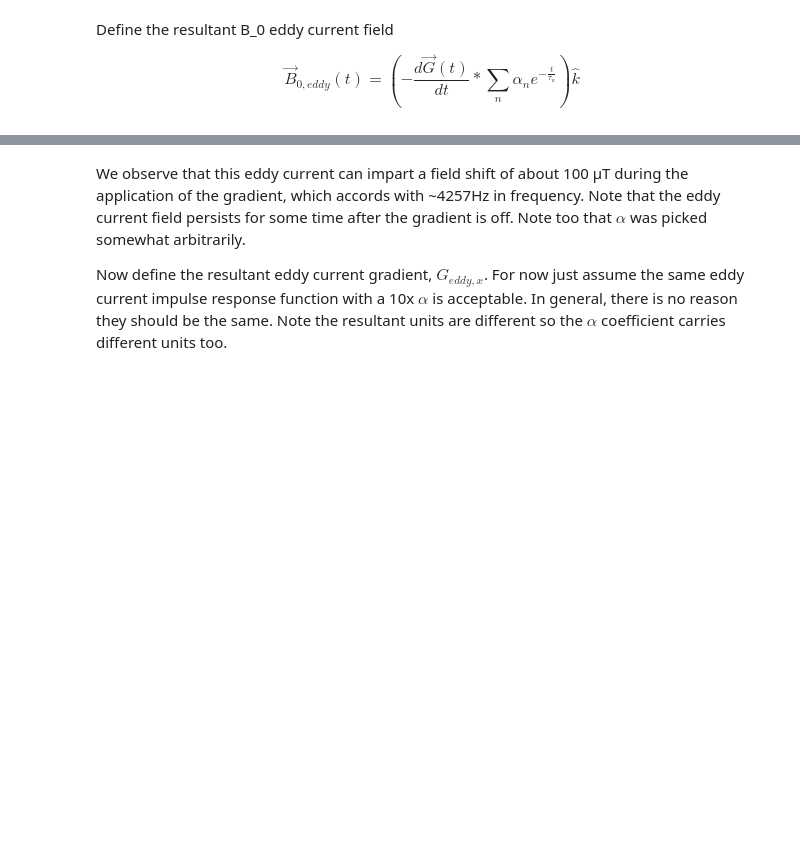
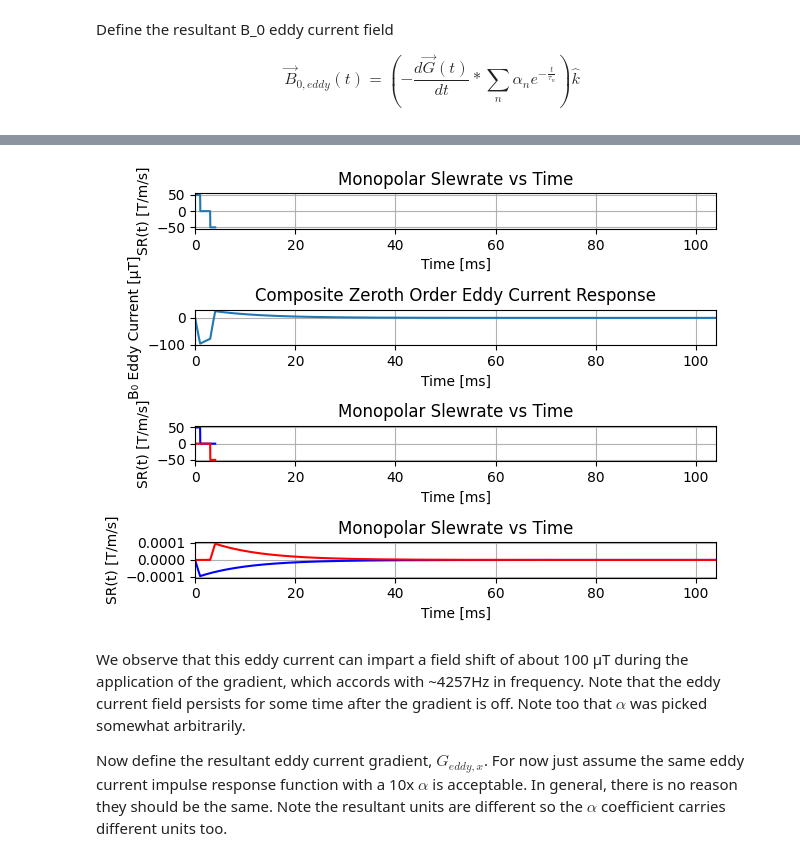
Before and after one commit to mribri999/MRSignalsSeqs, a Jupyter notebook: Python/Rad229_Eddy_Current_Field_Demo.ipynb, the cells around one changed output, grey strips where cells are left out. Drawn from its saved outputs; the diff is of its cells as text; code cells hidden in the pictures; blank space fills up the shorter version.

Commit message:
MRI Phantom, Motion, and Eddy updates
MRI Phantom, Motion, and Eddy updates

```diff
--- a/Python/Rad229_Eddy_Current_Field_Demo.ipynb
+++ b/Python/Rad229_Eddy_Current_Field_Demo.ipynb
@@ -62,20 +78,20 @@ plt.show()
 # %%
 # Define some eddy current parameters
-tau = [100e-6]  # [s]
+tau = [5000e-6]  # [s]
 alpha = [0.02e-6]  # [µT·m/T]
-t_eddy = np.arange(0, 10 * max(tau) + dt, dt)  # Time vector [s]
+tvec_eddy = np.arange(0, 10 * max(tau) + dt, dt)  # Time vector [s]
 
 # If you want to add a second eddy current component, uncomment this:
 # tau.append(5.0e-3)                # Second time constant [s]
 # alpha.append(5.0e-6)              # Second amplitude [µT·m/T]
 
 # Compute sum of monoexponential eddy current impulse responses (ecir)
-ecir = np.zeros_like(t_eddy)
+ecir = np.zeros_like(tvec_eddy)
 for tau_i, alpha_i in zip(tau, alpha):
-    ecir += alpha_i * np.exp(-t_eddy / tau_i)
+    ecir += alpha_i * np.exp(-tvec_eddy / tau_i)
 
 plt.figure
-plt.plot(t_eddy * 1e3, ecir)  # Convert time to milliseconds for the x-axis
+plt.plot(tvec_eddy * 1e3, ecir)  # Convert time to milliseconds for the x-axis
 plt.xlabel('Time [ms]')
 plt.ylabel('Eddy Current Response [µT·m/T]')
 plt.title('Monoexponential Eddy Current Decay')
@@ -124,3 +107,54 @@ plt.show()
+# %%
+# Compute ZEROTH order eddy current [µT]
+B0_e = np.convolve(-SRx, ecir)
+B0_e_rise = np.convolve(-SRx_rise, ecir)
+B0_e_fall = np.convolve(-SRx_fall, ecir)
+
+# Time vector corresponding to B0_e
+tvec_e = np.arange(0, dt * len(B0_e), dt)
+max_time = max(np.max(tvec_e), np.max(tvec))
+
+plt.figure
+
+plt.subplot(4, 1, 1)
+plt.plot(tvec*1e3, SRx)
+plt.xlabel('Time [ms]')
+plt.ylabel('SR(t) [T/m/s]')
+plt.title('Monopolar Slewrate vs Time')
+plt.xlim(0, max_time * 1e3)  # Set x-axis limit to max time in milliseconds
+plt.grid(True)
+
+plt.subplot(4, 1, 2)
+plt.plot(tvec_e * 1e3, B0_e*1e6)  # Convert time to milliseconds
+plt.xlabel('Time [ms]')
+plt.ylabel('B₀ Eddy Current [µT]')
+plt.title('Composite Zeroth Order Eddy Current Response')
+plt.xlim(0, max_time * 1e3)  # Set x-axis limit to max time in milliseconds
+plt.grid(True)
+
+plt.subplot(4, 1, 3)
+plt.plot(tvec * 1e3, SRx_rise, label='SRx Rise', color='blue')
+plt.plot(tvec * 1e3, SRx_fall, label='SRx Fall', color='red')
+plt.xlabel('Time [ms]')
+plt.ylabel('SR(t) [T/m/s]')
+plt.title('Monopolar Slewrate vs Time')
+plt.xlim(0, max_time * 1e3)  # Set x-axis limit to max time in milliseconds
+plt.grid(True)
+
+plt.subplot(4, 1, 4)
+plt.plot(tvec_e * 1e3, B0_e_rise, label='B0 Eddy Gradient Rise', color='blue')
+plt.plot(tvec_e * 1e3, B0_e_fall, label='B0 Eddy Gradient Fall', color='red')
+plt.xlabel('Time [ms]')
+plt.ylabel('SR(t) [T/m/s]')
+plt.title('Monopolar Slewrate vs Time')
+plt.xlim(0, max_time * 1e3)  # Set x-axis limit to max time in milliseconds
+plt.grid(True)
+
+
+plt.tight_layout()
+plt.show()
+# %% [output]
+[figure, added]
 # %% [markdown]
 We observe that this eddy current can impart a  field shift of about 100 µT during the application of the gradient, which accords with ~4257Hz in frequency. Note that the eddy current field persists for some time after the gradient is off. Note too that $\alpha$ was picked somewhat arbitrarily.
 
```
Also changed, not shown: parts of 3 cells of this notebook, 7 other files.
